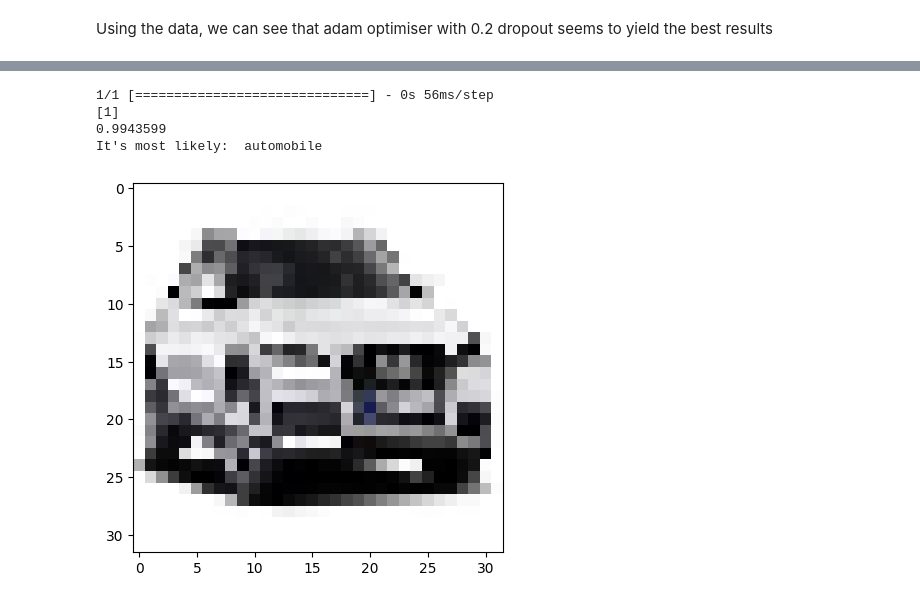
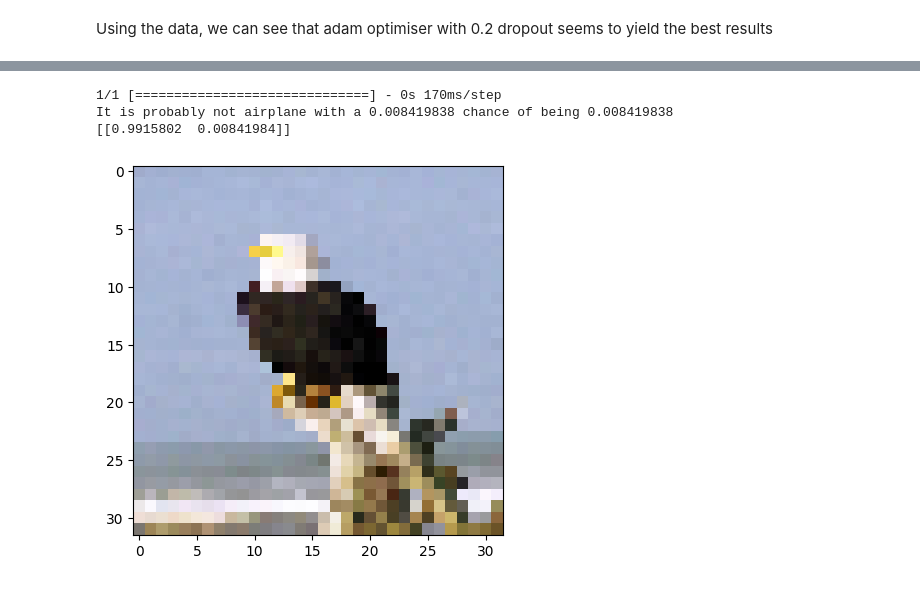
Before and after one commit to bcho892/MSADataScienceP3, a Jupyter notebook: make-model.ipynb, the cells around one changed output, grey strips where cells are left out. Saved outputs shown, nothing was run; the diff lists cells and outputs as text; code cells hidden in the pictures.

```diff
--- a/make-model.ipynb
+++ b/make-model.ipynb
@@ -337,9 +340,9 @@ Epoch 9/16
 # %%
 from manualpredict import predictForImage, load_img
-predictForImage(1, 'car.jpg')
-# %% [output]
-1/1 [==============================] - 0s 56ms/step
-[1]
-0.9943599
-It's most likely:  automobile
-[figure, removed]
+# %%
+predictForImage('testexamples/bird.jpg') # you can replace with your own image
+# %% [output]
+1/1 [==============================] - 0s 170ms/step
+It is probably not airplane with a 0.008419838 chance of being 0.008419838
+[[0.9915802  0.00841984]]
+[figure, added]
```
Also changed, not shown: parts of 11 cells of this notebook, 16 other files.
